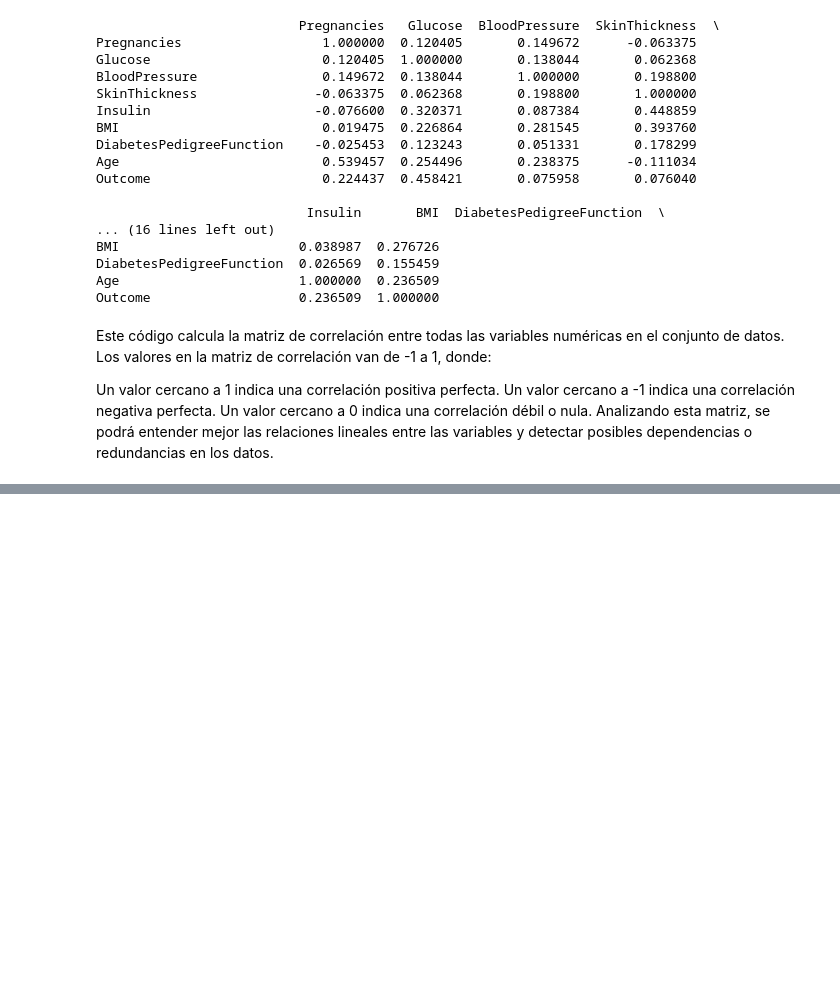
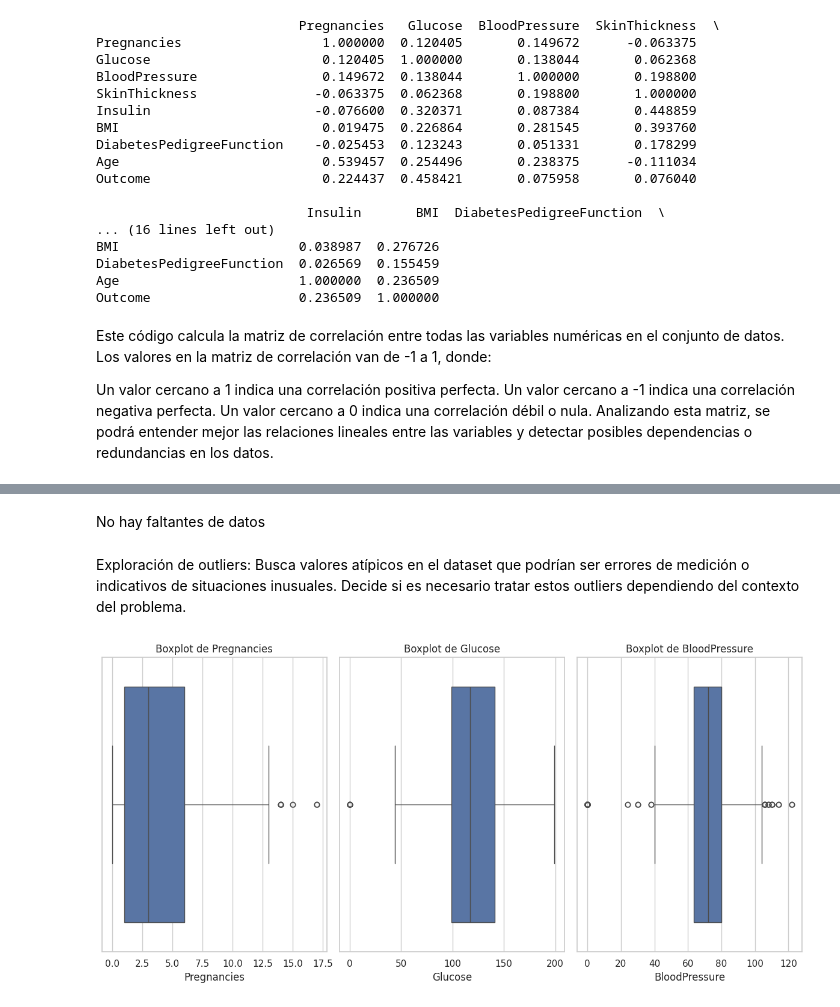
Before and after one commit to paulotolosa/prueba_II_coderhouse, a Jupyter notebook: Proyecto_ParteII_Tolosa.ipynb, the cells around one changed output, grey strips where cells are left out. Saved outputs shown, nothing was run; the diff lists cells and outputs as text; code cells hidden in the pictures; blank space fills up the shorter version.

```diff
--- a/Proyecto_ParteII_Tolosa.ipynb
+++ b/Proyecto_ParteII_Tolosa.ipynb
@@ -165,0 +214,18 @@ Analizando esta matriz, se podrá entender mejor las relaciones lineales entre l
+# %% [markdown]
+No hay faltantes de datos
+# %% [markdown]
+Exploración de outliers: Busca valores atípicos en el dataset que podrían ser errores de medición o indicativos de situaciones inusuales. Decide si es necesario tratar estos outliers dependiendo del contexto del problema.
+# %%
+# Variables de interés
+variables = ['Pregnancies', 'Glucose', 'BloodPressure']
+
+# Visualización de boxplots para las variables seleccionadas
+plt.figure(figsize=(12, 6))
+for i, var in enumerate(variables, 1):
+    plt.subplot(1, 3, i)
+    sns.boxplot(x=df[var])
+    plt.title(f'Boxplot de {var}')
+plt.tight_layout()
+plt.show()
+# %% [output]
+[figure, added]
```
Also changed, not shown: parts of 8 cells of this notebook.
